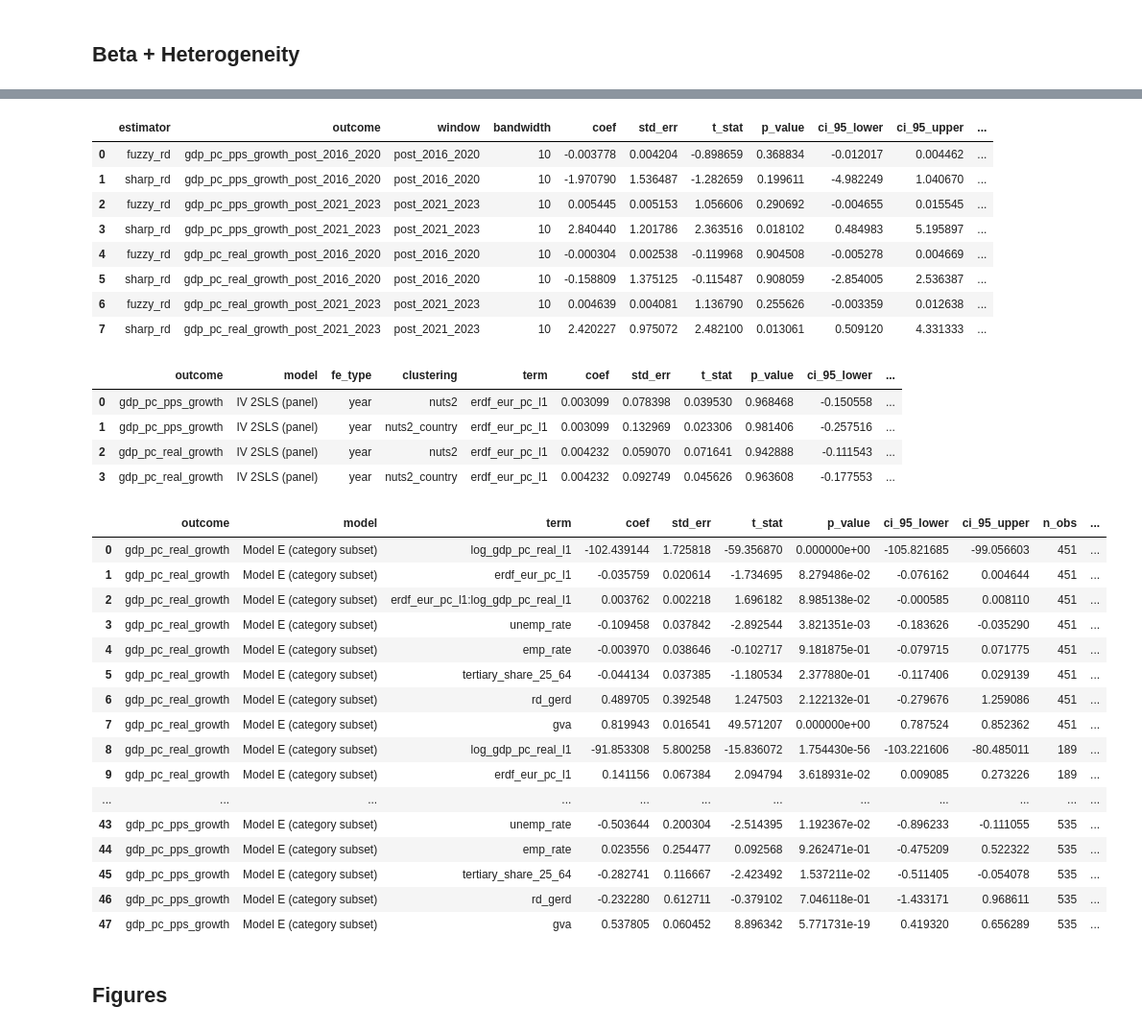
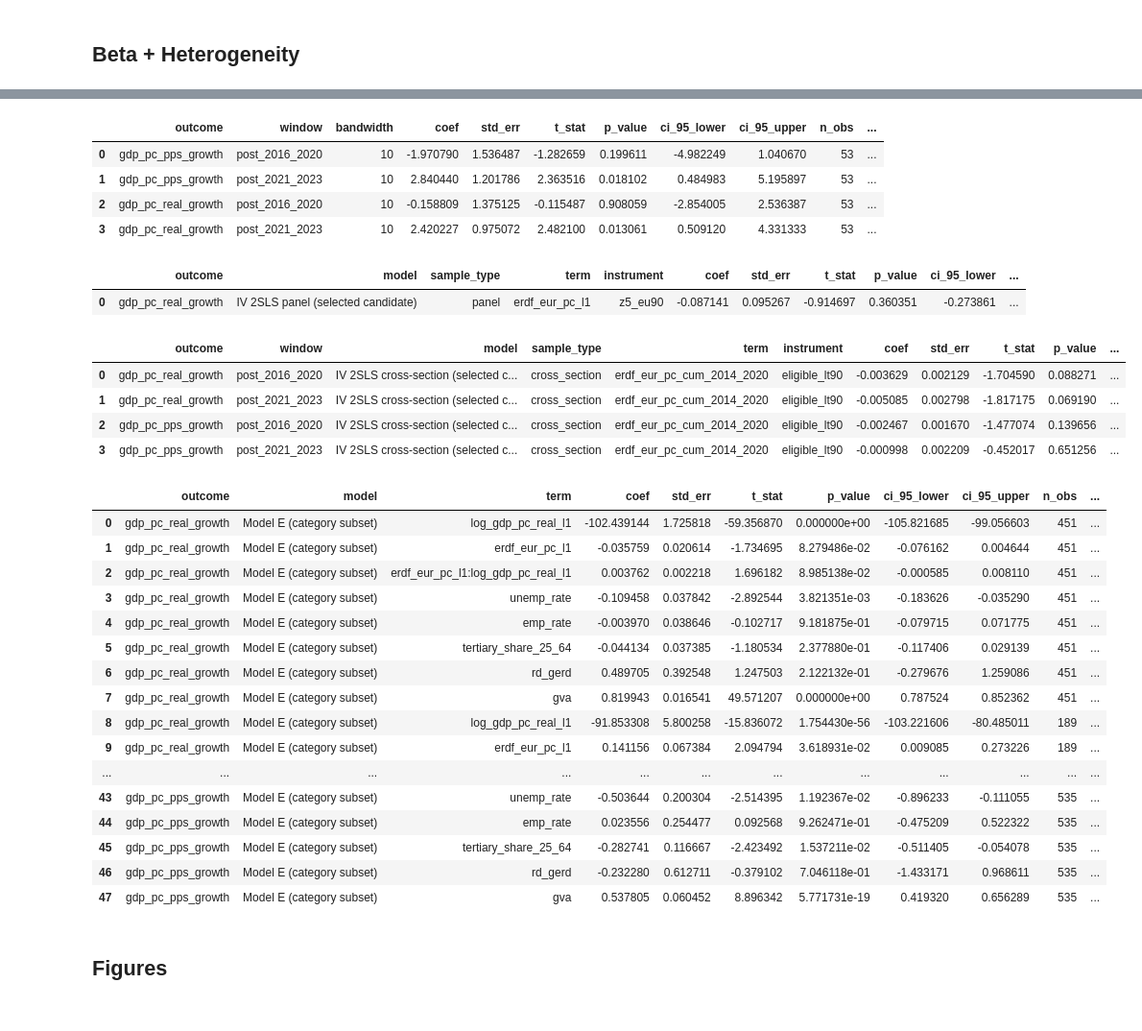
Before and after one commit to Chappuis5/EUcohesion, a Jupyter notebook: notebooks/01_report.ipynb, the cells around one changed output, grey strips where cells are left out. Shown at 96% size. Cells and saved outputs as stored; diff of their text form; code cells hidden in the pictures.

```diff
--- a/notebooks/01_report.ipynb
+++ b/notebooks/01_report.ipynb
@@ -8,10 +8,10 @@ from IPython.display import display, Image
 root = Path('..').resolve()
 overview = pd.read_csv(root / 'outputs/tables/panel_master_overview.csv')
 missingness = pd.read_csv(root / 'outputs/tables/panel_master_key_missingness.csv')
-twfe = pd.read_csv(root / 'outputs/tables/twfe_main_results_v3.csv')
-dl = pd.read_csv(root / 'outputs/tables/dl_lags_results_v3.csv')
-summary = pd.read_csv(root / 'outputs/tables/model_comparison_summary_v3.csv')
-beta = pd.read_csv(root / 'outputs/tables/beta_convergence_results_v3.csv')
+twfe = pd.read_csv(root / 'outputs/tables/twfe_main_results_v31.csv')
+dl = pd.read_csv(root / 'outputs/tables/dl_lags_results_v31.csv')
+summary = pd.read_csv(root / 'outputs/tables/model_comparison_summary_v31.csv')
+beta = pd.read_csv(root / 'outputs/tables/beta_convergence_results_v31.csv')
 display(overview)
 display(missingness.sort_values('missing_rate', ascending=False))
 # %% [output]
@@ -81,62 +81,62 @@ display(summary)
 # %% [markdown]
 ## Beta + Heterogeneity
 # %%
-hetero = pd.read_csv(root / 'outputs/tables/heterogeneity_by_category_v3.csv')
-rd = pd.read_csv(root / 'outputs/tables/rd_main_results_v3.csv')
-iv = pd.read_csv(root / 'outputs/tables/iv_2sls_results_v3.csv')
+hetero = pd.read_csv(root / 'outputs/tables/heterogeneity_by_category_v31.csv')
+rd = pd.read_csv(root / 'outputs/tables/rd_outcome_sharp_results_v31.csv')
+iv_panel = pd.read_csv(root / 'outputs/tables/iv_2sls_results_v31.csv')
+iv_cross = pd.read_csv(root / 'outputs/tables/iv_cross_section_results_v31.csv')
 display(beta)
 display(rd)
-display(iv)
+display(iv_panel)
+display(iv_cross)
 display(hetero)
 # %% [output]
 |  | outcome | model | term | coef | std_err | t_stat | p_value | ci_95_lower | ci_95_upper | n_obs | ... |
 | 0 | gdp_pc_real_growth | Model D | log_gdp_pc_real_l1 | -5.267283 | 0.602008 | -8.749527 | 2.142487e-18 | -6.447197 | -4.087370 | 6012 | ... |
 | 1 | gdp_pc_real_growth | Model E | log_gdp_pc_real_l1 | -103.618010 | 1.785512 | -58.032653 | 0.000000e+00 | -107.117550 | -100.118471 | 1175 | ... |
 | 2 | gdp_pc_real_growth | Model E | erdf_eur_pc_l1 | -0.010347 | 0.019129 | -0.540894 | 5.885808e-01 | -0.047840 | 0.027146 | 1175 | ... |
 | 3 | gdp_pc_real_growth | Model E | erdf_eur_pc_l1:log_gdp_pc_real_l1 | 0.001197 | 0.002027 | 0.590463 | 5.548802e-01 | -0.002776 | 0.005169 | 1175 | ... |
 | 4 | gdp_pc_real_growth | Model E | unemp_rate | -0.070479 | 0.061746 | -1.141445 | 2.536847e-01 | -0.191499 | 0.050540 | 1175 | ... |
 | 5 | gdp_pc_real_growth | Model E | emp_rate | 0.035694 | 0.042576 | 0.838360 | 4.018284e-01 | -0.047754 | 0.119142 | 1175 | ... |
 | 6 | gdp_pc_real_growth | Model E | tertiary_share_25_64 | -0.025351 | 0.029103 | -0.871060 | 3.837213e-01 | -0.082392 | 0.031691 | 1175 | ... |
 | 7 | gdp_pc_real_growth | Model E | rd_gerd | 0.233428 | 0.200718 | 1.162964 | 2.448443e-01 | -0.159972 | 0.626828 | 1175 | ... |
 | 8 | gdp_pc_real_growth | Model E | gva | 0.819057 | 0.026602 | 30.788784 | 3.702864e-208 | 0.766917 | 0.871197 | 1175 | ... |
 | 9 | gdp_pc_real_growth | Model E (country-year FE) | log_gdp_pc_real_l1 | -101.340054 | 2.976162 | -34.050586 | 3.978591e-254 | -107.173224 | -95.506884 | 1175 | ... |
 | ... | ... | ... | ... | ... | ... | ... | ... | ... | ... | ... | ... |
 | 29 | gdp_pc_pps_growth | Model E (country-year FE) | unemp_rate | -0.046387 | 0.109807 | -0.422438 | 6.727057e-01 | -0.261605 | 0.168832 | 1175 | ... |
 | 30 | gdp_pc_pps_growth | Model E (country-year FE) | emp_rate | 0.100771 | 0.128720 | 0.782876 | 4.336999e-01 | -0.151514 | 0.353057 | 1175 | ... |
 | 31 | gdp_pc_pps_growth | Model E (country-year FE) | tertiary_share_25_64 | -0.186769 | 0.075992 | -2.457730 | 1.398184e-02 | -0.335711 | -0.037826 | 1175 | ... |
 | 32 | gdp_pc_pps_growth | Model E (country-year FE) | rd_gerd | -0.830514 | 0.577538 | -1.438025 | 1.504269e-01 | -1.962467 | 0.301439 | 1175 | ... |
 | 33 | gdp_pc_pps_growth | Model E (country-year FE) | gva | 0.273376 | 0.069326 | 3.943330 | 8.035797e-05 | 0.137499 | 0.409252 | 1175 | ... |
-|  | estimator | outcome | window | bandwidth | coef | std_err | t_stat | p_value | ci_95_lower | ci_95_upper | ... |
-| 0 | fuzzy_rd | gdp_pc_pps_growth_post_2016_2020 | post_2016_2020 | 10 | -0.003778 | 0.004204 | -0.898659 | 0.368834 | -0.012017 | 0.004462 | ... |
-| 1 | sharp_rd | gdp_pc_pps_growth_post_2016_2020 | post_2016_2020 | 10 | -1.970790 | 1.536487 | -1.282659 | 0.199611 | -4.982249 | 1.040670 | ... |
-| 2 | fuzzy_rd | gdp_pc_pps_growth_post_2021_2023 | post_2021_2023 | 10 | 0.005445 | 0.005153 | 1.056606 | 0.290692 | -0.004655 | 0.015545 | ... |
-| 3 | sharp_rd | gdp_pc_pps_growth_post_2021_2023 | post_2021_2023 | 10 | 2.840440 | 1.201786 | 2.363516 | 0.018102 | 0.484983 | 5.195897 | ... |
-| 4 | fuzzy_rd | gdp_pc_real_growth_post_2016_2020 | post_2016_2020 | 10 | -0.000304 | 0.002538 | -0.119968 | 0.904508 | -0.005278 | 0.004669 | ... |
-| 5 | sharp_rd | gdp_pc_real_growth_post_2016_2020 | post_2016_2020 | 10 | -0.158809 | 1.375125 | -0.115487 | 0.908059 | -2.854005 | 2.536387 | ... |
-| 6 | fuzzy_rd | gdp_pc_real_growth_post_2021_2023 | post_2021_2023 | 10 | 0.004639 | 0.004081 | 1.136790 | 0.255626 | -0.003359 | 0.012638 | ... |
-| 7 | sharp_rd | gdp_pc_real_growth_post_2021_2023 | post_2021_2023 | 10 | 2.420227 | 0.975072 | 2.482100 | 0.013061 | 0.509120 | 4.331333 | ... |
+|  | outcome | window | bandwidth | coef | std_err | t_stat | p_value | ci_95_lower | ci_95_upper | n_obs | ... |
+| 0 | gdp_pc_pps_growth | post_2016_2020 | 10 | -1.970790 | 1.536487 | -1.282659 | 0.199611 | -4.982249 | 1.040670 | 53 | ... |
+| 1 | gdp_pc_pps_growth | post_2021_2023 | 10 | 2.840440 | 1.201786 | 2.363516 | 0.018102 | 0.484983 | 5.195897 | 53 | ... |
+| 2 | gdp_pc_real_growth | post_2016_2020 | 10 | -0.158809 | 1.375125 | -0.115487 | 0.908059 | -2.854005 | 2.536387 | 53 | ... |
+| 3 | gdp_pc_real_growth | post_2021_2023 | 10 | 2.420227 | 0.975072 | 2.482100 | 0.013061 | 0.509120 | 4.331333 | 53 | ... |
-|  | outcome | model | fe_type | clustering | term | coef | std_err | t_stat | p_value | ci_95_lower | ... |
-| 0 | gdp_pc_pps_growth | IV 2SLS (panel) | year | nuts2 | erdf_eur_pc_l1 | 0.003099 | 0.078398 | 0.039530 | 0.968468 | -0.150558 | ... |
-| 1 | gdp_pc_pps_growth | IV 2SLS (panel) | year | nuts2_country | erdf_eur_pc_l1 | 0.003099 | 0.132969 | 0.023306 | 0.981406 | -0.257516 | ... |
-| 2 | gdp_pc_real_growth | IV 2SLS (panel) | year | nuts2 | erdf_eur_pc_l1 | 0.004232 | 0.059070 | 0.071641 | 0.942888 | -0.111543 | ... |
-| 3 | gdp_pc_real_growth | IV 2SLS (panel) | year | nuts2_country | erdf_eur_pc_l1 | 0.004232 | 0.092749 | 0.045626 | 0.963608 | -0.177553 | ... |
+|  | outcome | model | sample_type | term | instrument | coef | std_err | t_stat | p_value | ci_95_lower | ... |
+| 0 | gdp_pc_real_growth | IV 2SLS panel (selected candidate) | panel | erdf_eur_pc_l1 | z5_eu90 | -0.087141 | 0.095267 | -0.914697 | 0.360351 | -0.273861 | ... |
-|  | outcome | model | term | coef | std_err | t_stat | p_value | ci_95_lower | ci_95_upper | n_obs | ... |
-| 0 | gdp_pc_real_growth | Model E (category subset) | log_gdp_pc_real_l1 | -102.439144 | 1.725818 | -59.356870 | 0.000000e+00 | -105.821685 | -99.056603 | 451 | ... |
-| 1 | gdp_pc_real_growth | Model E (category subset) | erdf_eur_pc_l1 | -0.035759 | 0.020614 | -1.734695 | 8.279486e-02 | -0.076162 | 0.004644 | 451 | ... |
-| 2 | gdp_pc_real_growth | Model E (category subset) | erdf_eur_pc_l1:log_gdp_pc_real_l1 | 0.003762 | 0.002218 | 1.696182 | 8.985138e-02 | -0.000585 | 0.008110 | 451 | ... |
-| 3 | gdp_pc_real_growth | Model E (category subset) | unemp_rate | -0.109458 | 0.037842 | -2.892544 | 3.821351e-03 | -0.183626 | -0.035290 | 451 | ... |
-| 4 | gdp_pc_real_growth | Model E (category subset) | emp_rate | -0.003970 | 0.038646 | -0.102717 | 9.181875e-01 | -0.079715 | 0.071775 | 451 | ... |
-| 5 | gdp_pc_real_growth | Model E (category subset) | tertiary_share_25_64 | -0.044134 | 0.037385 | -1.180534 | 2.377880e-01 | -0.117406 | 0.029139 | 451 | ... |
-| 6 | gdp_pc_real_growth | Model E (category subset) | rd_gerd | 0.489705 | 0.392548 | 1.247503 | 2.122132e-01 | -0.279676 | 1.259086 | 451 | ... |
-| 7 | gdp_pc_real_growth | Model E (category subset) | gva | 0.819943 | 0.016541 | 49.571207 | 0.000000e+00 | 0.787524 | 0.852362 | 451 | ... |
-| 8 | gdp_pc_real_growth | Model E (category subset) | log_gdp_pc_real_l1 | -91.853308 | 5.800258 | -15.836072 | 1.754430e-56 | -103.221606 | -80.485011 | 189 | ... |
-| 9 | gdp_pc_real_growth | Model E (category subset) | erdf_eur_pc_l1 | 0.141156 | 0.067384 | 2.094794 | 3.618931e-02 | 0.009085 | 0.273226 | 189 | ... |
-| ... | ... | ... | ... | ... | ... | ... | ... | ... | ... | ... | ... |
-| 43 | gdp_pc_pps_growth | Model E (category subset) | unemp_rate | -0.503644 | 0.200304 | -2.514395 | 1.192367e-02 | -0.896233 | -0.111055 | 535 | ... |
-| 44 | gdp_pc_pps_growth | Model E (category subset) | emp_rate | 0.023556 | 0.254477 | 0.092568 | 9.262471e-01 | -0.475209 | 0.522322 | 535 | ... |
-| 45 | gdp_pc_pps_growth | Model E (category subset) | tertiary_share_25_64 | -0.282741 | 0.116667 | -2.423492 | 1.537211e-02 | -0.511405 | -0.054078 | 535 | ... |
-| 46 | gdp_pc_pps_growth | Model E (category subset) | rd_gerd | -0.232280 | 0.612711 | -0.379102 | 7.046118e-01 | -1.433171 | 0.968611 | 535 | ... |
-| 47 | gdp_pc_pps_growth | Model E (category subset) | gva | 0.537805 | 0.060452 | 8.896342 | 5.771731e-19 | 0.419320 | 0.656289 | 535 | ... |
+|  | outcome | window | model | sample_type | term | instrument | coef | std_err | t_stat | p_value | ... |
+| 0 | gdp_pc_real_growth | post_2016_2020 | IV 2SLS cross-section (selected c... | cross_section | erdf_eur_pc_cum_2014_2020 | eligible_lt90 | -0.003629 | 0.002129 | -1.704590 | 0.088271 | ... |
+| 1 | gdp_pc_real_growth | post_2021_2023 | IV 2SLS cross-section (selected c... | cross_section | erdf_eur_pc_cum_2014_2020 | eligible_lt90 | -0.005085 | 0.002798 | -1.817175 | 0.069190 | ... |
+| 2 | gdp_pc_pps_growth | post_2016_2020 | IV 2SLS cross-section (selected c... | cross_section | erdf_eur_pc_cum_2014_2020 | eligible_lt90 | -0.002467 | 0.001670 | -1.477074 | 0.139656 | ... |
+| 3 | gdp_pc_pps_growth | post_2021_2023 | IV 2SLS cross-section (selected c... | cross_section | erdf_eur_pc_cum_2014_2020 | eligible_lt90 | -0.000998 | 0.002209 | -0.452017 | 0.651256 | ... |
+|  | outcome | model | term | coef | std_err | t_stat | p_value | ci_95_lower | ci_95_upper | n_obs | ... |
+| 0 | gdp_pc_real_growth | Model E (category subset) | log_gdp_pc_real_l1 | -102.439144 | 1.725818 | -59.356870 | 0.000000e+00 | -105.821685 | -99.056603 | 451 | ... |
+| 1 | gdp_pc_real_growth | Model E (category subset) | erdf_eur_pc_l1 | -0.035759 | 0.020614 | -1.734695 | 8.279486e-02 | -0.076162 | 0.004644 | 451 | ... |
+| 2 | gdp_pc_real_growth | Model E (category subset) | erdf_eur_pc_l1:log_gdp_pc_real_l1 | 0.003762 | 0.002218 | 1.696182 | 8.985138e-02 | -0.000585 | 0.008110 | 451 | ... |
+| 3 | gdp_pc_real_growth | Model E (category subset) | unemp_rate | -0.109458 | 0.037842 | -2.892544 | 3.821351e-03 | -0.183626 | -0.035290 | 451 | ... |
+| 4 | gdp_pc_real_growth | Model E (category subset) | emp_rate | -0.003970 | 0.038646 | -0.102717 | 9.181875e-01 | -0.079715 | 0.071775 | 451 | ... |
+| 5 | gdp_pc_real_growth | Model E (category subset) | tertiary_share_25_64 | -0.044134 | 0.037385 | -1.180534 | 2.377880e-01 | -0.117406 | 0.029139 | 451 | ... |
+| 6 | gdp_pc_real_growth | Model E (category subset) | rd_gerd | 0.489705 | 0.392548 | 1.247503 | 2.122132e-01 | -0.279676 | 1.259086 | 451 | ... |
+| 7 | gdp_pc_real_growth | Model E (category subset) | gva | 0.819943 | 0.016541 | 49.571207 | 0.000000e+00 | 0.787524 | 0.852362 | 451 | ... |
+| 8 | gdp_pc_real_growth | Model E (category subset) | log_gdp_pc_real_l1 | -91.853308 | 5.800258 | -15.836072 | 1.754430e-56 | -103.221606 | -80.485011 | 189 | ... |
+| 9 | gdp_pc_real_growth | Model E (category subset) | erdf_eur_pc_l1 | 0.141156 | 0.067384 | 2.094794 | 3.618931e-02 | 0.009085 | 0.273226 | 189 | ... |
+| ... | ... | ... | ... | ... | ... | ... | ... | ... | ... | ... | ... |
+| 43 | gdp_pc_pps_growth | Model E (category subset) | unemp_rate | -0.503644 | 0.200304 | -2.514395 | 1.192367e-02 | -0.896233 | -0.111055 | 535 | ... |
+| 44 | gdp_pc_pps_growth | Model E (category subset) | emp_rate | 0.023556 | 0.254477 | 0.092568 | 9.262471e-01 | -0.475209 | 0.522322 | 535 | ... |
+| 45 | gdp_pc_pps_growth | Model E (category subset) | tertiary_share_25_64 | -0.282741 | 0.116667 | -2.423492 | 1.537211e-02 | -0.511405 | -0.054078 | 535 | ... |
+| 46 | gdp_pc_pps_growth | Model E (category subset) | rd_gerd | -0.232280 | 0.612711 | -0.379102 | 7.046118e-01 | -1.433171 | 0.968611 | 535 | ... |
+| 47 | gdp_pc_pps_growth | Model E (category subset) | gva | 0.537805 | 0.060452 | 8.896342 | 5.771731e-19 | 0.419320 | 0.656289 | 535 | ... |
 # %% [markdown]
 ## Figures
 # %%
```
Also changed, not shown: parts of 3 cells of this notebook, 29 other files.
